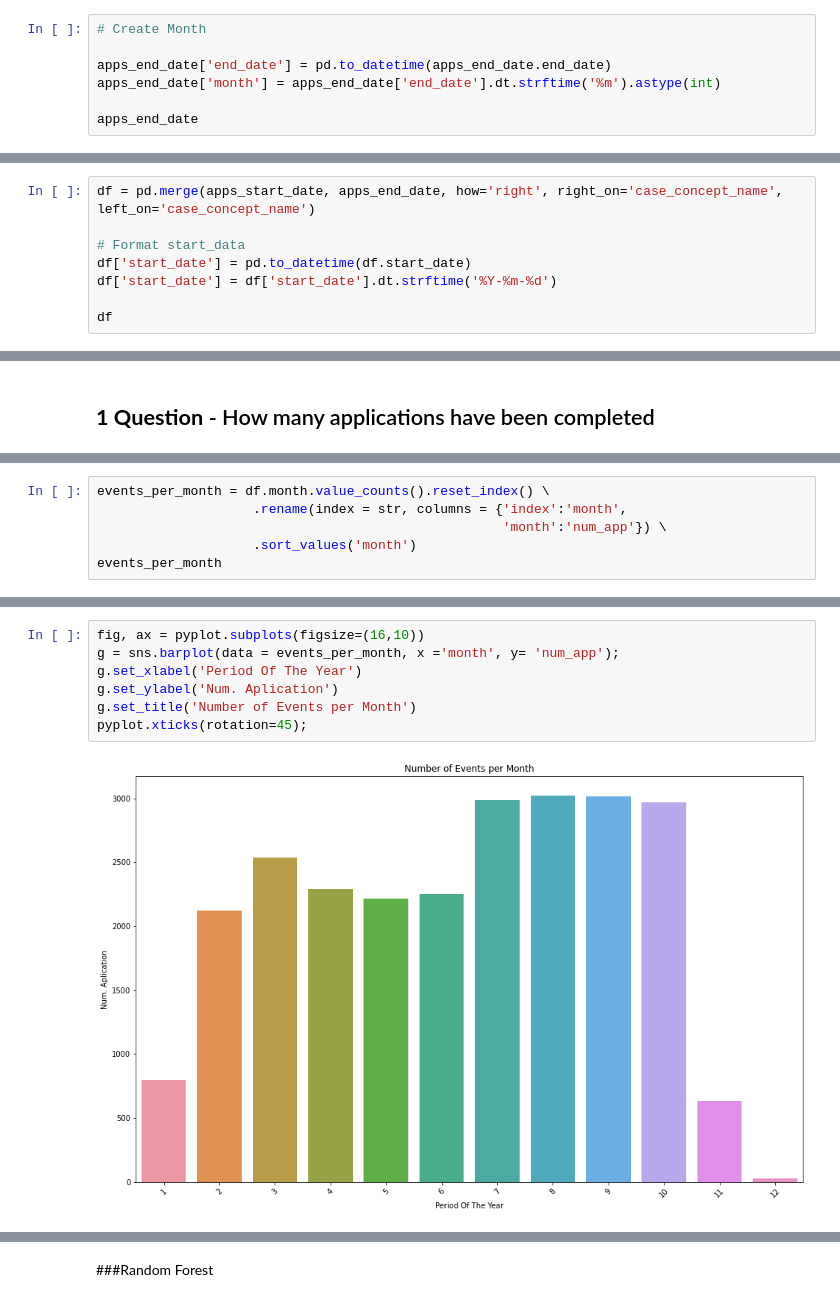
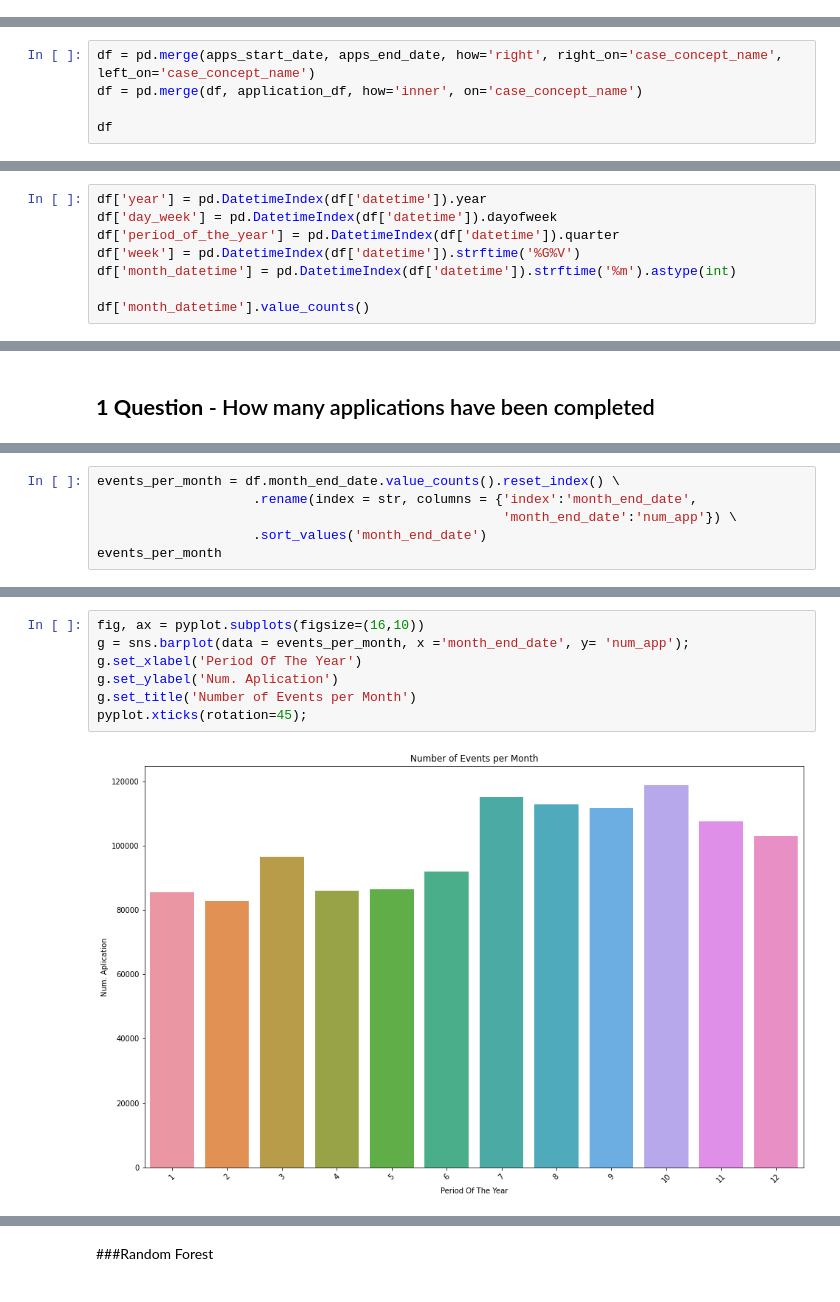
Before and after one commit to patrickherbeth/algoritimos_machine_learning, a Jupyter notebook: BPI_Challenge_2017_temporal.ipynb, the cells around one changed output, grey strips where cells are left out. Drawn from its saved outputs; the diff is of its cells as text.

```diff
--- a/BPI_Challenge_2017_temporal.ipynb
+++ b/BPI_Challenge_2017_temporal.ipynb
@@ -210,7 +239,0 @@ apps_end_date
-# %%
-# Create Month
-
-apps_end_date['end_date'] = pd.to_datetime(apps_end_date.end_date)
-apps_end_date['month'] = apps_end_date['end_date'].dt.strftime('%m').astype(int)
-
-apps_end_date
@@ -233,9 +243,6 @@ apps_end_date
 # %%
 df = pd.merge(apps_start_date, apps_end_date, how='right', right_on='case_concept_name', left_on='case_concept_name')
-
-# Format start_data
-df['start_date'] = pd.to_datetime(df.start_date)
-df['start_date'] = df['start_date'].dt.strftime('%Y-%m-%d')
+df = pd.merge(df, application_df, how='inner', on='case_concept_name')
 
 df
 # %% [output]
@@ -256,0 +265,8 @@ df
+# %%
+df['year'] = pd.DatetimeIndex(df['datetime']).year
+df['day_week'] = pd.DatetimeIndex(df['datetime']).dayofweek
+df['period_of_the_year'] = pd.DatetimeIndex(df['datetime']).quarter
+df['week'] = pd.DatetimeIndex(df['datetime']).strftime('%G%V')
+df['month_datetime'] = pd.DatetimeIndex(df['datetime']).strftime('%m').astype(int)
+
+df['month_datetime'].value_counts()
@@ -261,7 +294,7 @@ df
 # %%
-events_per_month = df.month.value_counts().reset_index() \
-                    .rename(index = str, columns = {'index':'month',
-                                                    'month':'num_app'}) \
-                    .sort_values('month')
+events_per_month = df.month_end_date.value_counts().reset_index() \
+                    .rename(index = str, columns = {'index':'month_end_date',
+                                                    'month_end_date':'num_app'}) \
+                    .sort_values('month_end_date')
 events_per_month
 # %% [output]
@@ -281,12 +314,12 @@ events_per_month
 # %%
 fig, ax = pyplot.subplots(figsize=(16,10))
-g = sns.barplot(data = events_per_month, x ='month', y= 'num_app');
+g = sns.barplot(data = events_per_month, x ='month_end_date', y= 'num_app');
 g.set_xlabel('Period Of The Year')
 g.set_ylabel('Num. Aplication')
 g.set_title('Number of Events per Month')
 pyplot.xticks(rotation=45);
 # %% [output]
-[figure, old version]
+[figure, new version]
 # %%
 plt.figure(figsize=(16, 8))
 plt.tight_layout()
```
Also changed, not shown: parts of 191 cells of this notebook.
